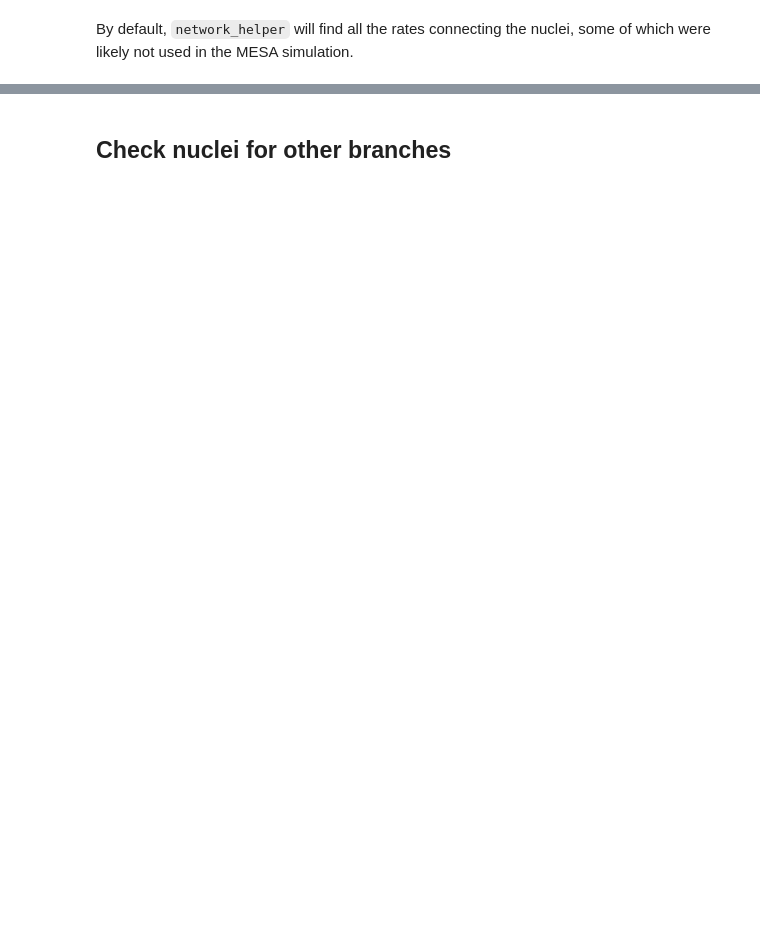
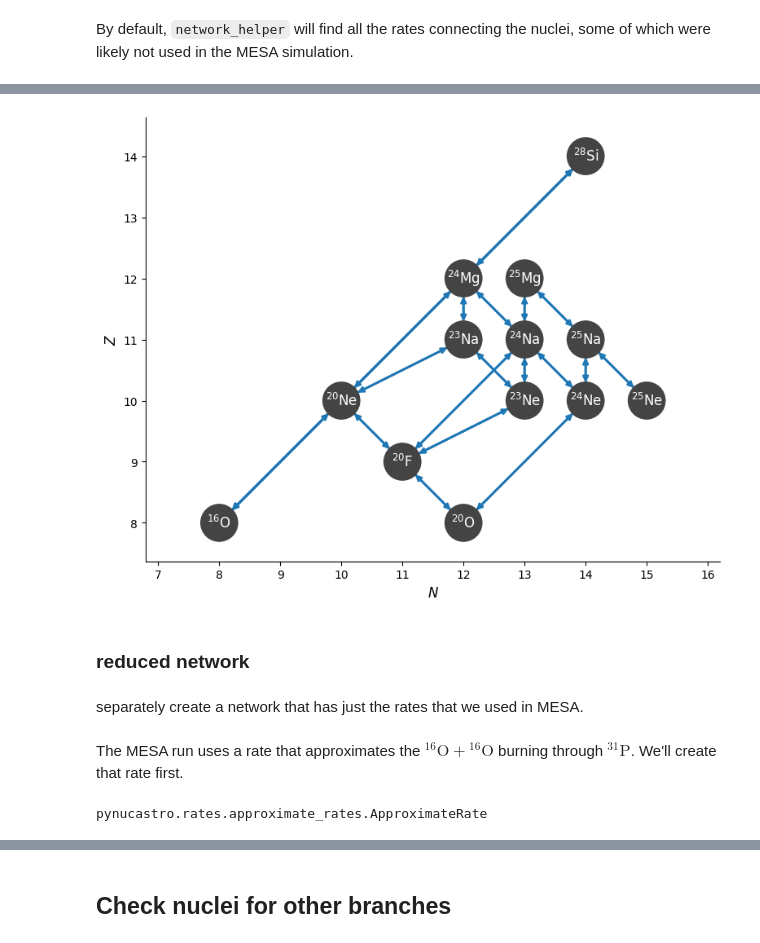
Before and after one commit to zingale/mesa-labs, a Jupyter notebook: mesa-missing-rates.ipynb, the cells around one changed output, grey strips where cells are left out. Drawn from its saved outputs; the diff is of its cells as text; code cells hidden in the pictures; blank space fills up the shorter version.

```diff
--- a/mesa-missing-rates.ipynb
+++ b/mesa-missing-rates.ipynb
@@ -19,4 +21,4 @@ mesa_zones = mesa_utils.get_all_data(model)
 # %% [markdown]
 By default, `network_helper` will find all the rates connecting the nuclei, some of which were likely not used in the MESA simulation.
 # %%
-net = pyna.network_helper(nuclei)
+net_full = pyna.network_helper(nuclei)
@@ -48,0 +45,8 @@ fig = net.plot()
+# %%
+fig = net_full.plot()
+# %% [output]
+[figure, added]
+# %% [markdown]
+### reduced network
+# %% [markdown]
+separately create a network that has just the rates that we used in MESA.
@@ -48,0 +57,10 @@ fig = net.plot()
+# %% [markdown]
+The MESA run uses a rate that approximates the ${}^{16}\mathrm{O} + {}^{16}\mathrm{O}$ burning through ${}^{31}\mathrm{P}$.  We'll create that rate first.
+# %%
+from pynucastro.rates.aprox_family_rates import make_CO_approx_rates
+o_rates = make_CO_approx_rates(rl.get_rates(), "O")
+o_lib = pyna.Library(rates=o_rates)
+r1616 = o_lib.get_rate_by_name("o16(o16,a)si28")
+type(r1616)
+# %% [output]
+pynucastro.rates.approximate_rates.ApproximateRate
```
Also changed, not shown: parts of 48 cells of this notebook.
